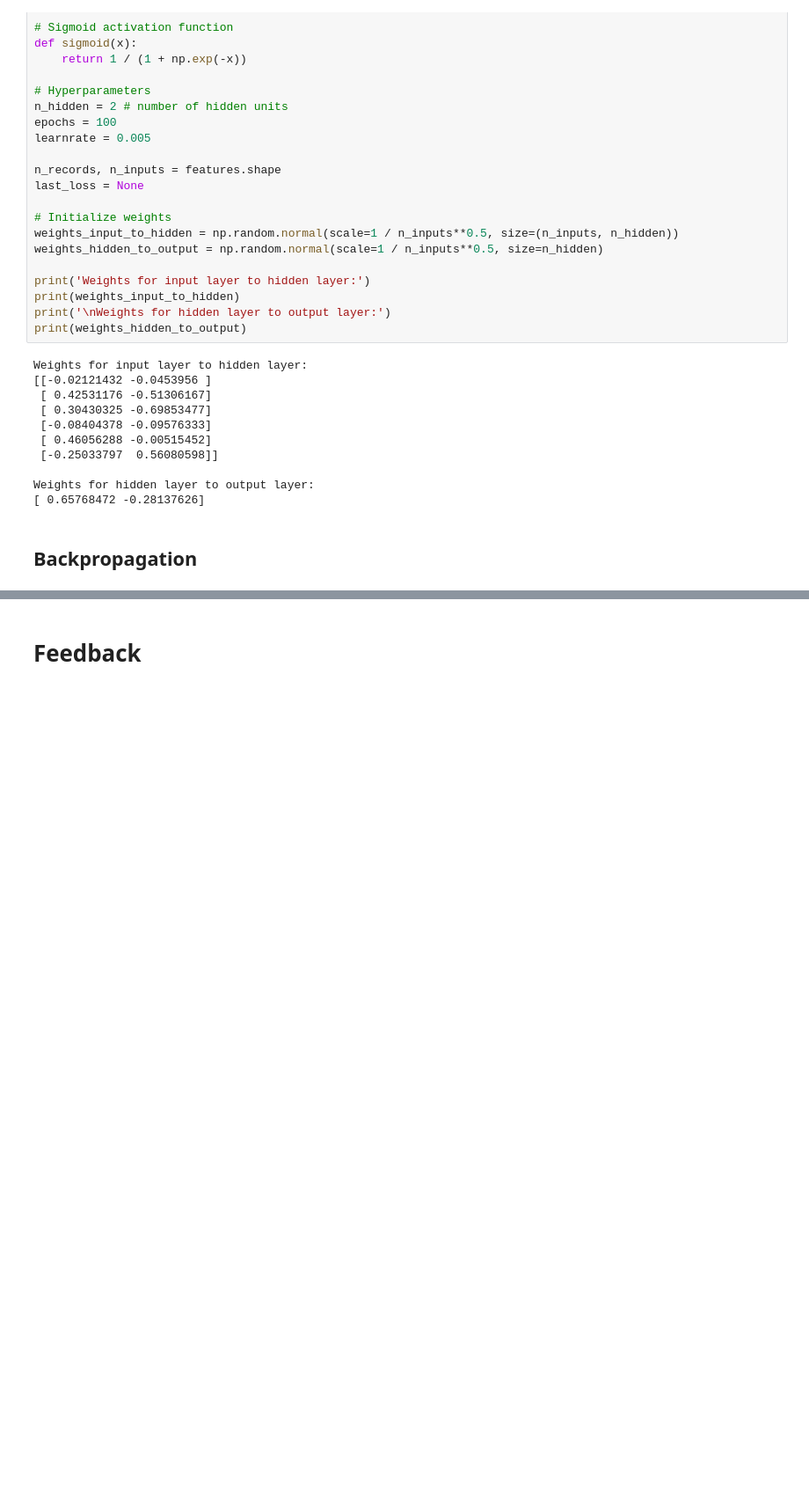
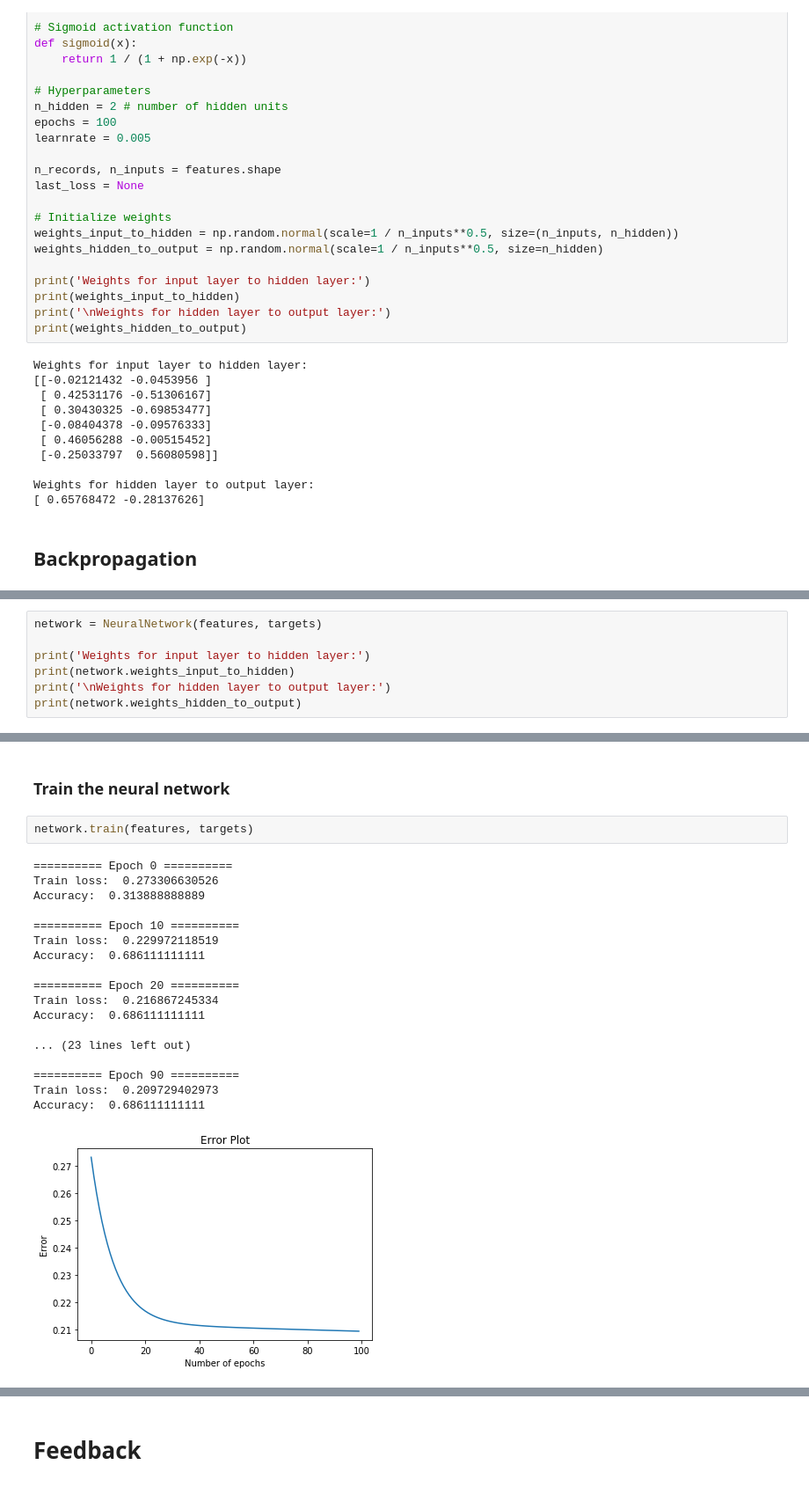
Before and after one commit to ferlopezm94/neural-networks-intro, a Jupyter notebook: Part2.ipynb, the cells around one changed output, grey strips where cells are left out. Shown: that part at 88% size. Drawn from its saved outputs; the diff is of its cells as text; blank space fills up the shorter version.

```diff
--- a/Part2.ipynb
+++ b/Part2.ipynb
@@ -720,0 +835,7 @@ Weights for hidden layer to output layer:
+# %%
+network = NeuralNetwork(features, targets)
+
+print('Weights for input layer to hidden layer:')
+print(network.weights_input_to_hidden)
+print('\nWeights for hidden layer to output layer:')
+print(network.weights_hidden_to_output)
@@ -720,0 +853,23 @@ Weights for hidden layer to output layer:
+# %% [markdown]
+### Train the neural network
+# %%
+network.train(features, targets)
+# %% [output]
+========== Epoch 0 ==========
+Train loss:  0.273306630526
+Accuracy:  0.313888888889
+
+========== Epoch 10 ==========
+Train loss:  0.229972118519
+Accuracy:  0.686111111111
+
+========== Epoch 20 ==========
+Train loss:  0.216867245334
+Accuracy:  0.686111111111
+
+... (23 lines left out)
+
+========== Epoch 90 ==========
+Train loss:  0.209729402973
+Accuracy:  0.686111111111
+[figure, added]
```
Also changed, not shown: parts of 13 cells of this notebook.
